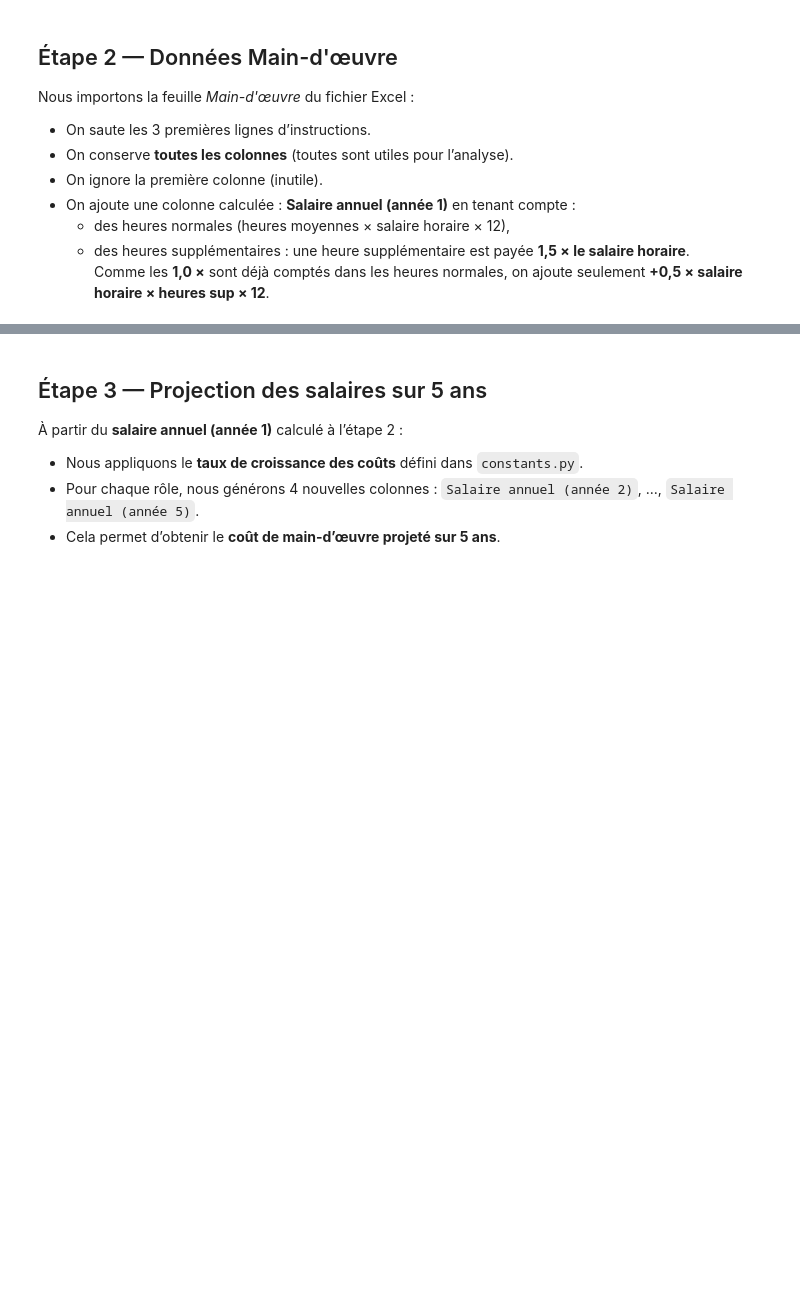
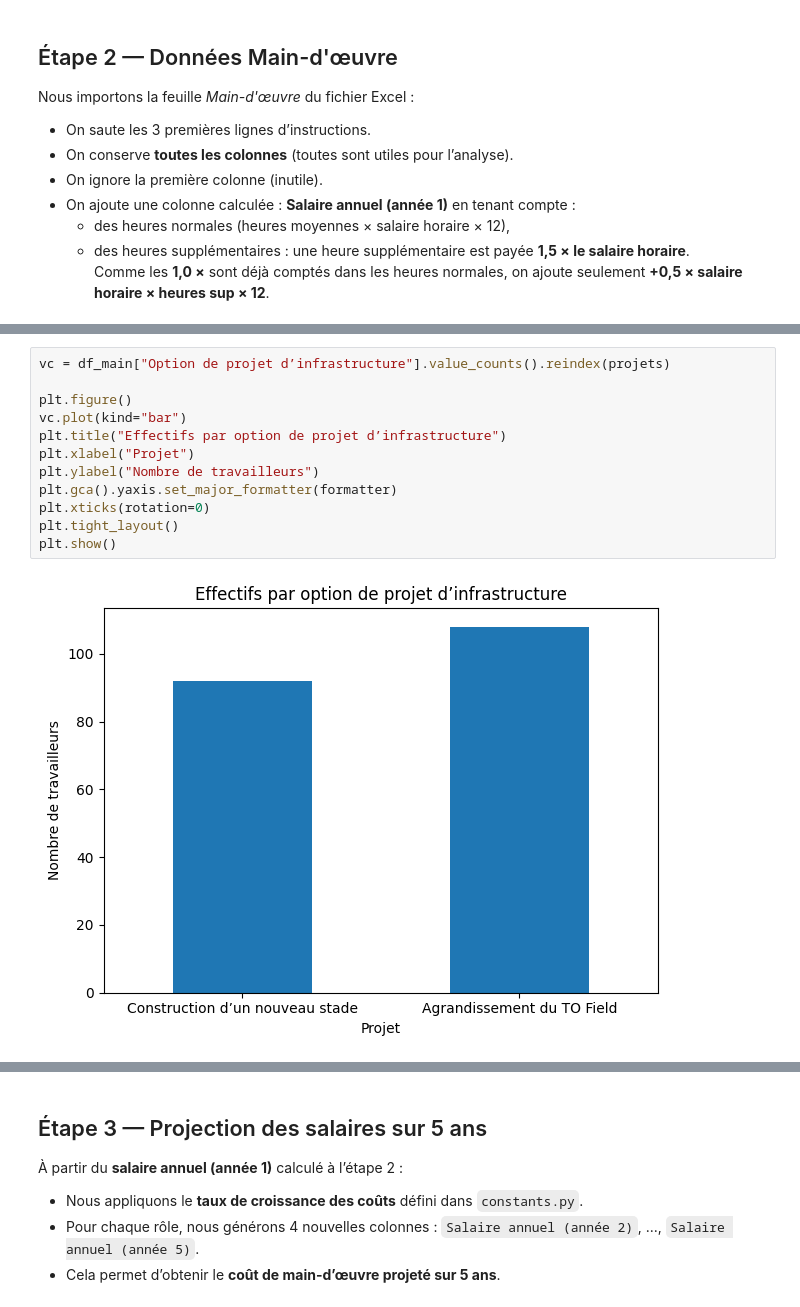
Before and after one commit to Mbaka11/TSExKPMG_etude_de_cas, a Jupyter notebook: notebooks/CaseStudyVAN.ipynb, the cells around one changed output, grey strips where cells are left out. Saved outputs shown, nothing was run; the diff lists cells and outputs as text; blank space fills up the shorter version.

Commit message:
graphs et finition

```diff
--- a/notebooks/CaseStudyVAN.ipynb
+++ b/notebooks/CaseStudyVAN.ipynb
@@ -70,0 +92,14 @@ Facteur de majoration heures supplémentaires = 0.5
+# %%
+vc = df_main["Option de projet d’infrastructure"].value_counts().reindex(projets)
+
+plt.figure()
+vc.plot(kind="bar")
+plt.title("Effectifs par option de projet d’infrastructure")
+plt.xlabel("Projet")
+plt.ylabel("Nombre de travailleurs")
+plt.gca().yaxis.set_major_formatter(formatter)
+plt.xticks(rotation=0)
+plt.tight_layout()
+plt.show()
+# %% [output]
+[figure, added]
```
Also changed, not shown: parts of 58 cells of this notebook.
